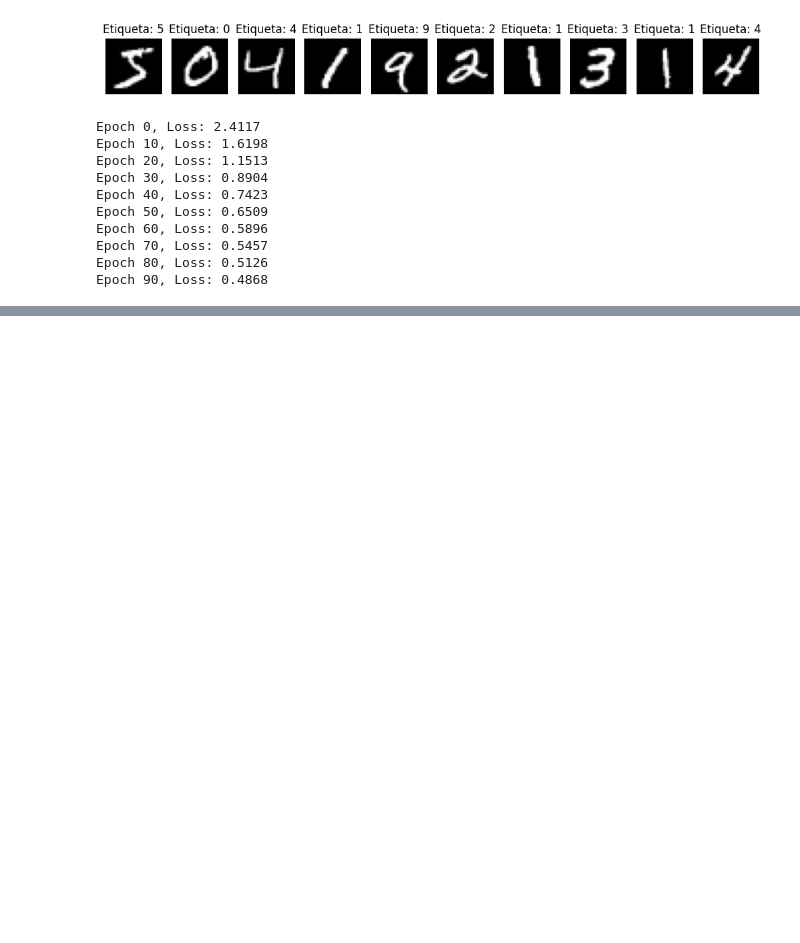
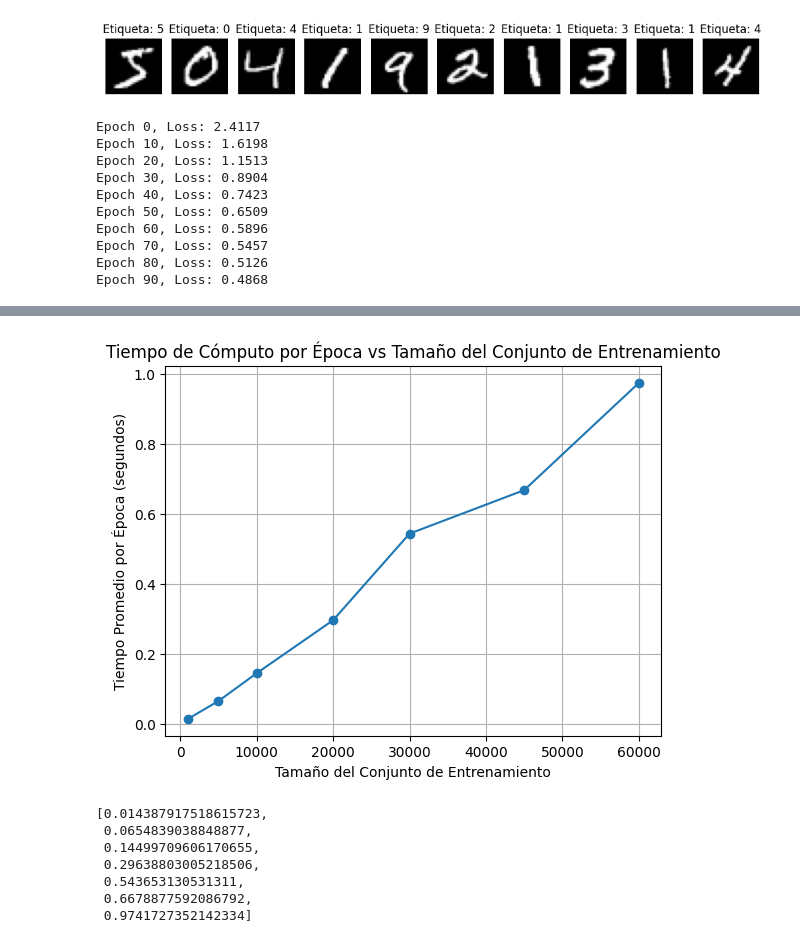
Before and after one commit to ignacio-ave/ADA-Portafolio, a Jupyter notebook: Backpropagation/backpropagation.ipynb, the cells around one changed output, grey strips where cells are left out. Saved outputs shown, nothing was run; the diff lists cells and outputs as text; code cells hidden in the pictures; blank space fills up the shorter version.

```diff
--- a/Backpropagation/backpropagation.ipynb
+++ b/Backpropagation/backpropagation.ipynb
@@ -196,0 +207,51 @@ Epoch 90, Loss: 0.4868
+# %%
+import time
+
+# Definimos diferentes tamaños de subconjuntos para el entrenamiento
+subset_sizes = [1000, 5000, 10000,20000, 30000,45000, 60000]
+
+# Almacenaremos el tiempo promedio que tarda cada época para cada tamaño de subconjunto
+time_per_epoch = []
+
+# Usaremos una tasa de aprendizaje fija y un número fijo de épocas para este experimento
+learning_rate = 0.1
+epochs = 10
+
+for subset_size in subset_sizes:
+    # Tomamos un subconjunto de los datos de entrenamiento
+    X_train_subset = X_train[:subset_size]
+    y_train_subset = y_train_one_hot[:subset_size]
+
+    # Re-inicializamos los pesos y biases de la red
+    np.random.seed(42)
+    W1 = np.random.randn(input_size, hidden_size) * np.sqrt(2. / input_size)
+    b1 = np.zeros((1, hidden_size))
+    W2 = np.random.randn(hidden_size, output_size) * np.sqrt(2. / hidden_size)
+    b2 = np.zeros((1, output_size))
+
+    # Medimos el tiempo de inicio
+    start_time = time.time()
+
+    # Entrenamos la red neuronal
+    train(X_train_subset, y_train_subset, learning_rate, epochs)
+
+    # Medimos el tiempo de finalización
+    end_time = time.time()
+
+    # Calculamos el tiempo promedio por época
+    avg_time_per_epoch = (end_time - start_time) / epochs
+
+    # Almacenamos el resultado
+    time_per_epoch.append(avg_time_per_epoch)
+
+# Graficamos los resultados
+plt.plot(subset_sizes, time_per_epoch, marker='o')
+plt.title('Tiempo de Cómputo por Época vs Tamaño del Conjunto de Entrenamiento')
+plt.xlabel('Tamaño del Conjunto de Entrenamiento')
+plt.ylabel('Tiempo Promedio por Época (segundos)')
+plt.grid(True)
+plt.show()
+
+# Retornamos los tiempos promedio por época para cada tamaño de subconjunto
+time_per_epoch
+# %% [output]
@@ -196,0 +265,8 @@ Epoch 90, Loss: 0.4868
+[figure, added]
+[0.014387917518615723,
+ 0.0654839038848877,
+ 0.14499709606170655,
+ 0.29638803005218506,
+ 0.543653130531311,
+ 0.6678877592086792,
+ 0.9741727352142334]
```
Also changed, not shown: parts of 13 cells of this notebook.
